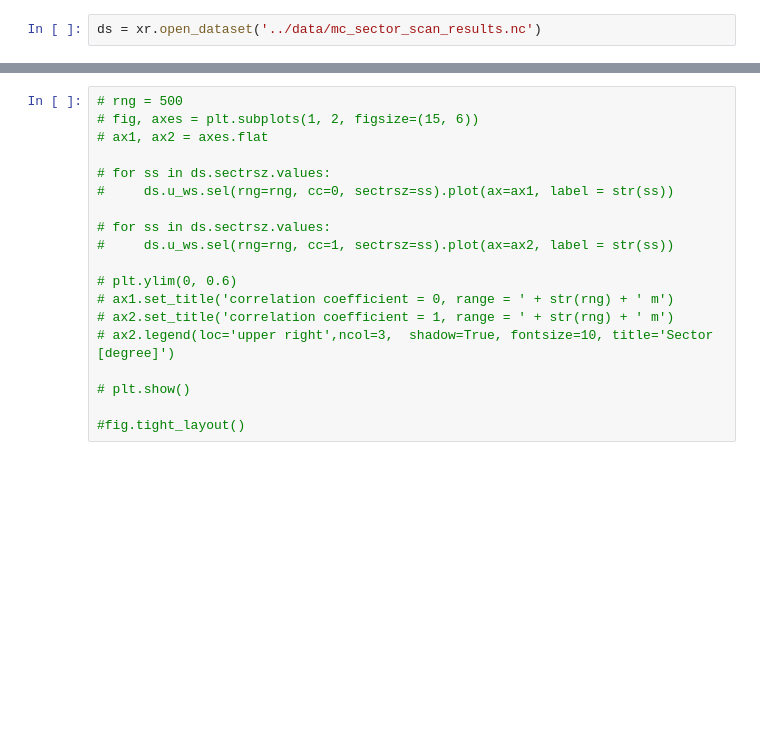
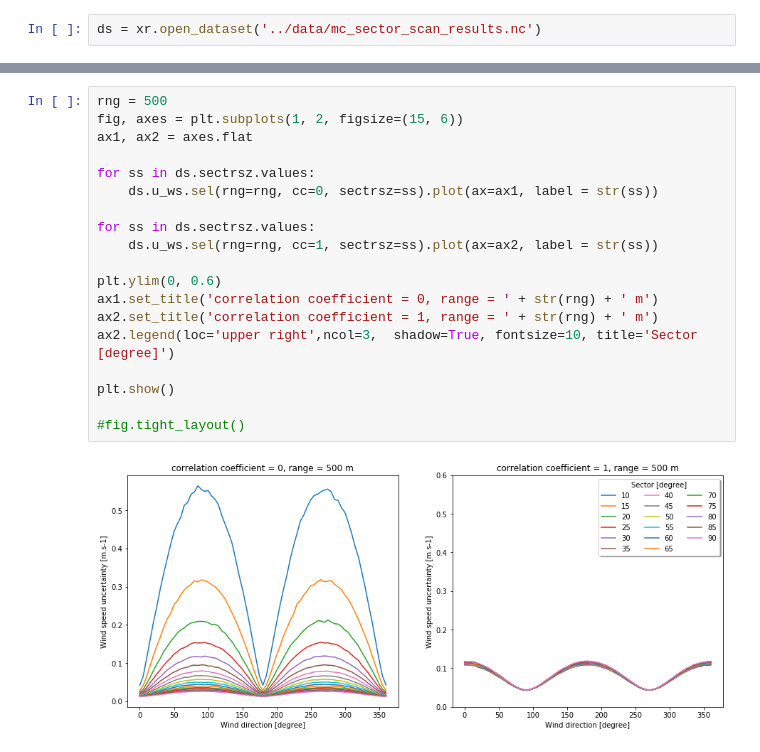
Before and after one commit to Burro7J/mocalum, a Jupyter notebook: examples/monte_carlo.ipynb, the cells around one changed output, grey strips where cells are left out. Drawn from its saved outputs; the diff is of its cells as text; blank space fills up the shorter version.

Commit message:
uncommented cells to plot

```diff
--- a/examples/monte_carlo.ipynb
+++ b/examples/monte_carlo.ipynb
@@ -142,19 +142,21 @@ plt.show()
 # %%
-# rng = 500
-# fig, axes = plt.subplots(1, 2, figsize=(15, 6))
-# ax1, ax2 = axes.flat
+rng = 500
+fig, axes = plt.subplots(1, 2, figsize=(15, 6))
+ax1, ax2 = axes.flat
 
-# for ss in ds.sectrsz.values:
-#     ds.u_ws.sel(rng=rng, cc=0, sectrsz=ss).plot(ax=ax1, label = str(ss))
+for ss in ds.sectrsz.values:
+    ds.u_ws.sel(rng=rng, cc=0, sectrsz=ss).plot(ax=ax1, label = str(ss))
 
-# for ss in ds.sectrsz.values:
-#     ds.u_ws.sel(rng=rng, cc=1, sectrsz=ss).plot(ax=ax2, label = str(ss))
+for ss in ds.sectrsz.values:
+    ds.u_ws.sel(rng=rng, cc=1, sectrsz=ss).plot(ax=ax2, label = str(ss))
 
-# plt.ylim(0, 0.6)
-# ax1.set_title('correlation coefficient = 0, range = ' + str(rng) + ' m')
-# ax2.set_title('correlation coefficient = 1, range = ' + str(rng) + ' m')
-# ax2.legend(loc='upper right',ncol=3,  shadow=True, fontsize=10, title='Sector [degree]')
+plt.ylim(0, 0.6)
+ax1.set_title('correlation coefficient = 0, range = ' + str(rng) + ' m')
+ax2.set_title('correlation coefficient = 1, range = ' + str(rng) + ' m')
+ax2.legend(loc='upper right',ncol=3,  shadow=True, fontsize=10, title='Sector [degree]')
 
-# plt.show()
+plt.show()
 
 #fig.tight_layout()
+# %% [output]
+[figure, added]
```
Also changed, not shown: parts of 2 cells of this notebook.
